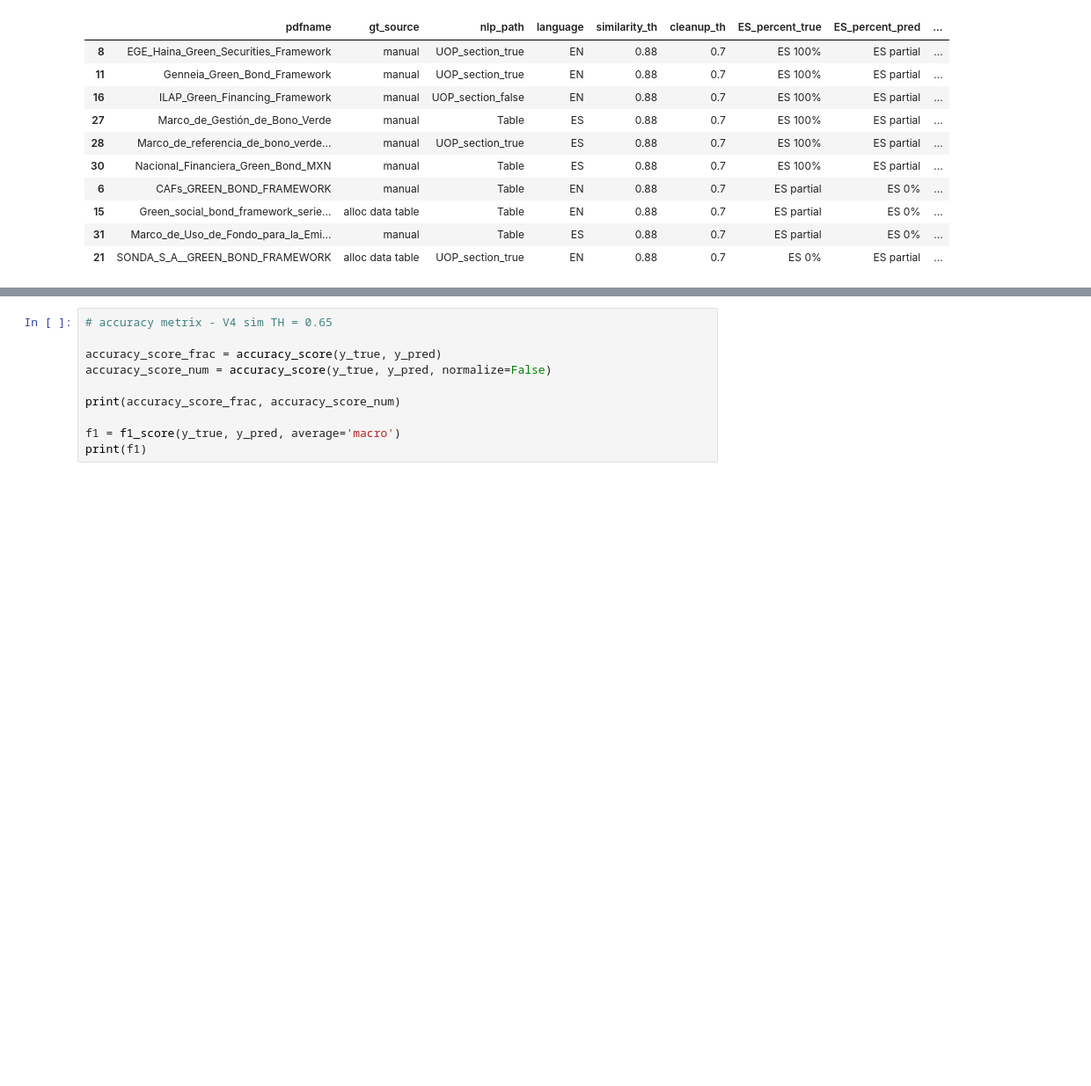
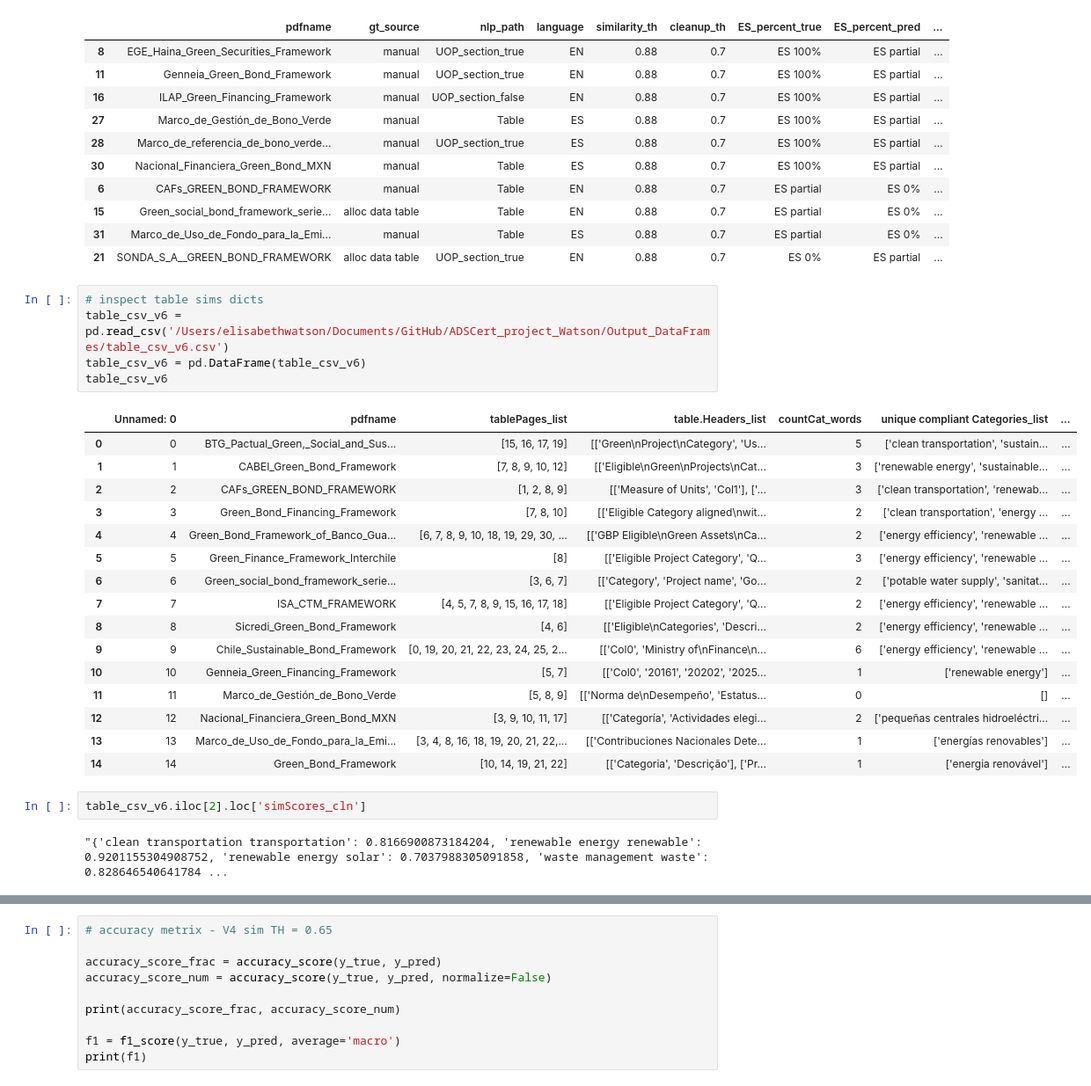
Before and after one commit to emw9805-notabot/ADSCert_project_Watson, a Jupyter notebook: Eval_metrics_V4.ipynb, the cells around one changed output, grey strips where cells are left out. Shown at 88% size. Drawn from its saved outputs; the diff is of its cells as text; blank space fills up the shorter version.

```diff
--- a/Eval_metrics_V4.ipynb
+++ b/Eval_metrics_V4.ipynb
@@ -530,3 +530,29 @@ false_negs_V6
 | 15 | Green_social_bond_framework_serie... | alloc data table | Table | EN | 0.88 | 0.7 | ES partial | ES 0% | ... |
 | 31 | Marco_de_Uso_de_Fondo_para_la_Emi... | manual | Table | ES | 0.88 | 0.7 | ES partial | ES 0% | ... |
 | 21 | SONDA_S_A__GREEN_BOND_FRAMEWORK | alloc data table | UOP_section_true | EN | 0.88 | 0.7 | ES 0% | ES partial | ... |
+# %%
+# inspect table sims dicts
+table_csv_v6 = pd.read_csv('/Users/elisabethwatson/Documents/GitHub/ADSCert_project_Watson/Output_DataFrames/table_csv_v6.csv')
+table_csv_v6 = pd.DataFrame(table_csv_v6)
+table_csv_v6
+# %% [output]
+|  | Unnamed: 0 | pdfname | tablePages_list | table.Headers_list | countCat_words | unique compliant Categories_list | ... |
+| 0 | 0 | BTG_Pactual_Green,_Social_and_Sus... | [15, 16, 17, 19] | [['Green\nProject\nCategory', 'Us... | 5 | ['clean transportation', 'sustain... | ... |
+| 1 | 1 | CABEI_Green_Bond_Framework | [7, 8, 9, 10, 12] | [['Eligible\nGreen\nProjects\nCat... | 3 | ['renewable energy', 'sustainable... | ... |
+| 2 | 2 | CAFs_GREEN_BOND_FRAMEWORK | [1, 2, 8, 9] | [['Measure of Units', 'Col1'], ['... | 3 | ['clean transportation', 'renewab... | ... |
+| 3 | 3 | Green_Bond_Financing_Framework | [7, 8, 10] | [['Eligible Category aligned\nwit... | 2 | ['clean transportation', 'energy ... | ... |
+| 4 | 4 | Green_Bond_Framework_of_Banco_Gua... | [6, 7, 8, 9, 10, 18, 19, 29, 30, ... | [['GBP Eligible\nGreen Assets\nCa... | 2 | ['energy efficiency', 'renewable ... | ... |
+| 5 | 5 | Green_Finance_Framework_Interchile | [8] | [['Eligible Project Category', 'Q... | 3 | ['energy efficiency', 'renewable ... | ... |
+| 6 | 6 | Green_social_bond_framework_serie... | [3, 6, 7] | [['Category', 'Project name', 'Go... | 2 | ['potable water supply', 'sanitat... | ... |
+| 7 | 7 | ISA_CTM_FRAMEWORK | [4, 5, 7, 8, 9, 15, 16, 17, 18] | [['Eligible Project Category', 'Q... | 2 | ['energy efficiency', 'renewable ... | ... |
+| 8 | 8 | Sicredi_Green_Bond_Framework | [4, 6] | [['Eligible\nCategories', 'Descri... | 2 | ['energy efficiency', 'renewable ... | ... |
+| 9 | 9 | Chile_Sustainable_Bond_Framework | [0, 19, 20, 21, 22, 23, 24, 25, 2... | [['Col0', 'Ministry of\nFinance\n... | 6 | ['energy efficiency', 'renewable ... | ... |
+| 10 | 10 | Genneia_Green_Financing_Framework | [5, 7] | [['Col0', '20161', '20202', '2025... | 1 | ['renewable energy'] | ... |
+| 11 | 11 | Marco_de_Gestión_de_Bono_Verde | [5, 8, 9] | [['Norma de\nDesempeño', 'Estatus... | 0 | [] | ... |
+| 12 | 12 | Nacional_Financiera_Green_Bond_MXN | [3, 9, 10, 11, 17] | [['Categoría', 'Actividades elegi... | 2 | ['pequeñas centrales hidroeléctri... | ... |
+| 13 | 13 | Marco_de_Uso_de_Fondo_para_la_Emi... | [3, 4, 8, 16, 18, 19, 20, 21, 22,... | [['Contribuciones Nacionales Dete... | 1 | ['energías renovables'] | ... |
+| 14 | 14 | Green_Bond_Framework | [10, 14, 19, 21, 22] | [['Categoria', 'Descrição'], ['Pr... | 1 | ['energia renovável'] | ... |
+# %%
+table_csv_v6.iloc[2].loc['simScores_cln']
+# %% [output]
+"{'clean transportation transportation': 0.8166900873184204, 'renewable energy renewable': 0.9201155304908752, 'renewable energy solar': 0.7037988305091858, 'waste management waste': 0.828646540641784 ...
```
Also changed, not shown: parts of 6 cells of this notebook, 2 other files.
